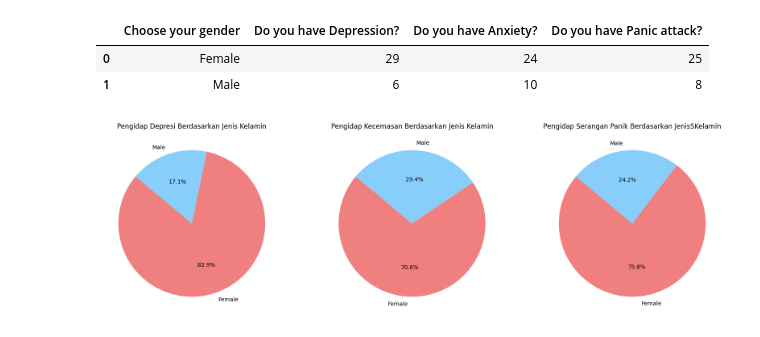
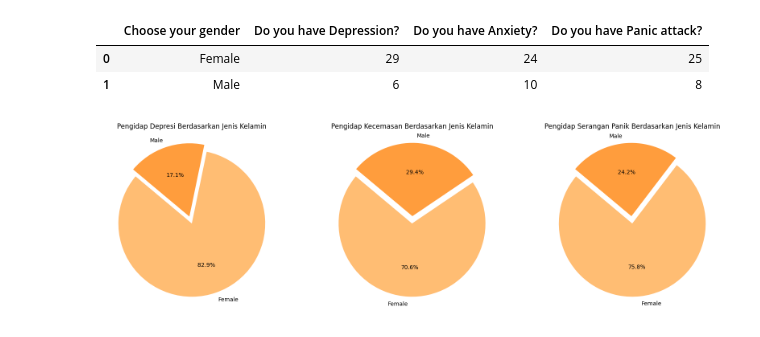
Before and after one commit to Oenm176/project_Ekstanta, a Jupyter notebook: Data_Visualisation.ipynb, the cells around one changed output. Cells and saved outputs as stored; diff of their text form; code cells hidden in the pictures.

Commit message:
Perbaruan visualisasi variabe age_plot

```diff
--- a/Data_Visualisation.ipynb
+++ b/Data_Visualisation.ipynb
@@ -3,7 +3,7 @@ import pandas as pd
 import numpy as np
 import matplotlib.pyplot as plt
 # %%
-visualization_data = pd.read_csv('Student_Mental_Health_V1.csv')
+visualization_data = pd.read_csv('/content/sample_data/Student_Mental_Health_V1.csv')
 visualization_data.head()
 # %% [output]
 |  | Timestamp | Choose your gender | Age | What is your course? | Your current year of Study | ... |
@@ -72,13 +94,15 @@ gender_plot
 | 0 | Female | 29 | 24 | 25 |
 | 1 | Male | 6 | 10 | 8 |
 # %%
+explode = (0, 0.1)
+
 fig, axs = plt.subplots(1, 3, figsize=(20, 6))
-axs[0].pie(gender_plot['Do you have Depression?'], labels=gender_plot['Choose your gender'], autopct='%1.1f%%', startangle=140, colors=['lightcoral', 'lightskyblue'])
+axs[0].pie(gender_plot['Do you have Depression?'], labels=gender_plot['Choose your gender'], autopct='%1.1f%%', explode=explode ,startangle=140, colors=['#FFBD73', '#FF9D3D'])
 axs[0].set_title('Pengidap Depresi Berdasarkan Jenis Kelamin')
-axs[1].pie(gender_plot['Do you have Anxiety?'], labels=gender_plot['Choose your gender'], autopct='%1.1f%%', startangle=140, colors=['lightcoral', 'lightskyblue'])
+axs[1].pie(gender_plot['Do you have Anxiety?'], labels=gender_plot['Choose your gender'], autopct='%1.1f%%', explode=explode, startangle=140, colors=['#FFBD73', '#FF9D3D'])
 axs[1].set_title('Pengidap Kecemasan Berdasarkan Jenis Kelamin')
-axs[2].pie(gender_plot['Do you have Panic attack?'], labels=gender_plot['Choose your gender'], autopct='%1.1f%%', startangle=140, colors=['lightcoral', 'lightskyblue'])
-axs[2].set_title('Pengidap Serangan Panik Berdasarkan JenisSKelamin')
+axs[2].pie(gender_plot['Do you have Panic attack?'], labels=gender_plot['Choose your gender'], autopct='%1.1f%%', explode=explode, startangle=140, colors=['#FFBD73', '#FF9D3D'])
+axs[2].set_title('Pengidap Serangan Panik Berdasarkan Jenis Kelamin')
 plt.show()
 # %% [output]
-[figure, old version]
+[figure, new version]
```
Also changed, not shown: parts of 1 cell of this notebook.
